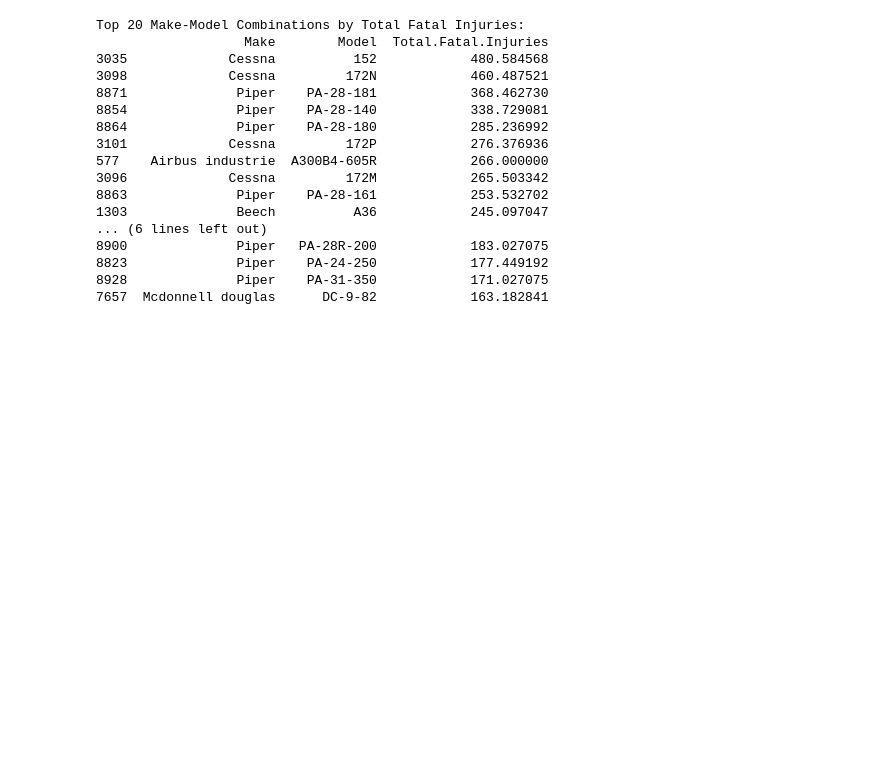
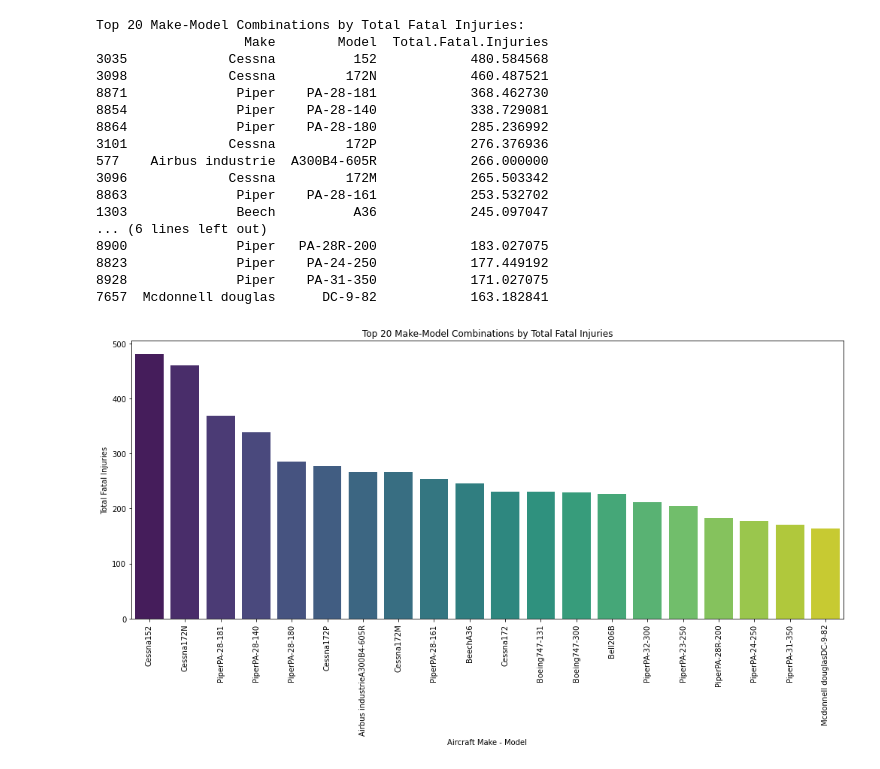
Before and after one commit to mading225/First_Project, a Jupyter notebook: Untitled-1.ipynb, the cells around one changed output. Cells and saved outputs as stored; diff of their text form; code cells hidden in the pictures; blank space fills up the shorter version.

Commit message:
Top 20 Make-Model Combinations by Total Fatal Injuries

```diff
--- a/Untitled-1.ipynb
+++ b/Untitled-1.ipynb
@@ -403,3 +403,18 @@ Top 20 Make-Model Combinations by Total Fatal Injuries:
 8823              Piper    PA-24-250            177.449192
 8928              Piper    PA-31-350            171.027075
 7657  Mcdonnell douglas      DC-9-82            163.182841
+# %%
+# Visualizing the total fatal injusries using the make and model of the aircraft
+#Cessna-152 had the most fata injuries
+make_model_fatalities['Make_Model'] = make_model_fatalities['Make'] +  make_model_fatalities['Model']
+
+plt.figure(figsize=(14, 8))
+sns.barplot(x='Make_Model', y='Total.Fatal.Injuries', data=make_model_fatalities, palette='viridis')
+plt.xticks(rotation=90, ha='center')
+plt.title('Top 20 Make-Model Combinations by Total Fatal Injuries')
+plt.xlabel('Aircraft Make - Model')
+plt.ylabel('Total Fatal Injuries')
+plt.tight_layout()
+plt.show()
+# %% [output]
+[figure, added]
```
